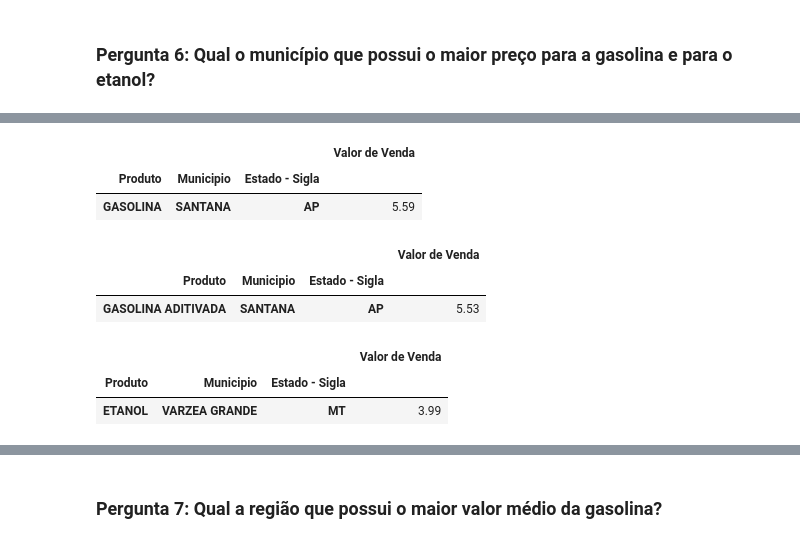
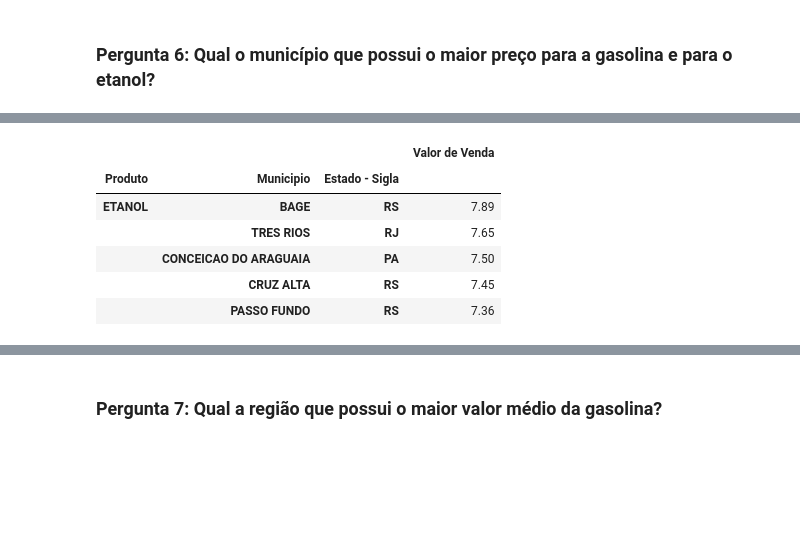
Before and after one commit to joaovictojuliao/Squad-2-M4, a Jupyter notebook: M4_Squad_2_Projeto_Final_análise_exploratória_preços_de_combustíveis_no_Brasil.ipynb, the cells around one changed output, grey strips where cells are left out. Saved outputs shown, nothing was run; the diff lists cells and outputs as text; code cells hidden in the pictures; blank space fills up the shorter version.

```diff
--- a/M4_Squad_2_Projeto_Final_análise_exploratória_preços_de_combustíveis_no_Brasil.ipynb
+++ b/M4_Squad_2_Projeto_Final_análise_exploratória_preços_de_combustíveis_no_Brasil.ipynb
@@ -585,18 +720,11 @@ etanol.groupby(['Produto','Municipio', 'Estado - Sigla'])[['Valor de Venda']].mi
 # %%
-gasolina_comum.groupby(['Produto','Municipio', 'Estado - Sigla'])[['Valor de Venda']].max().sort_values(['Valor de Venda'], ascending = True).head(1)
+#Para etanol
+etanol.groupby(['Produto','Municipio', 'Estado - Sigla'])[['Valor de Venda']].max().sort_values(['Valor de Venda'], ascending = False).head(5)
 # %% [output]
 |  |  |  | Valor de Venda |
 | Produto | Municipio | Estado - Sigla |  |
-| GASOLINA | SANTANA | AP | 5.59 |
+| ETANOL | BAGE | RS | 7.89 |
+|  | TRES RIOS | RJ | 7.65 |
+|  | CONCEICAO DO ARAGUAIA | PA | 7.50 |
+|  | CRUZ ALTA | RS | 7.45 |
+|  | PASSO FUNDO | RS | 7.36 |
-# %%
-gasolina_aditivada.groupby(['Produto','Municipio', 'Estado - Sigla'])[['Valor de Venda']].max().sort_values(['Valor de Venda'], ascending = True).head(1)
-# %% [output]
-|  |  |  | Valor de Venda |
-| Produto | Municipio | Estado - Sigla |  |
-| GASOLINA ADITIVADA | SANTANA | AP | 5.53 |
-# %%
-etanol.groupby(['Produto','Municipio', 'Estado - Sigla'])[['Valor de Venda']].max().sort_values(['Valor de Venda'], ascending = True).head(1)
-# %% [output]
-|  |  |  | Valor de Venda |
-| Produto | Municipio | Estado - Sigla |  |
-| ETANOL | VARZEA GRANDE | MT | 3.99 |
```
Also changed, not shown: parts of 54 cells of this notebook.
